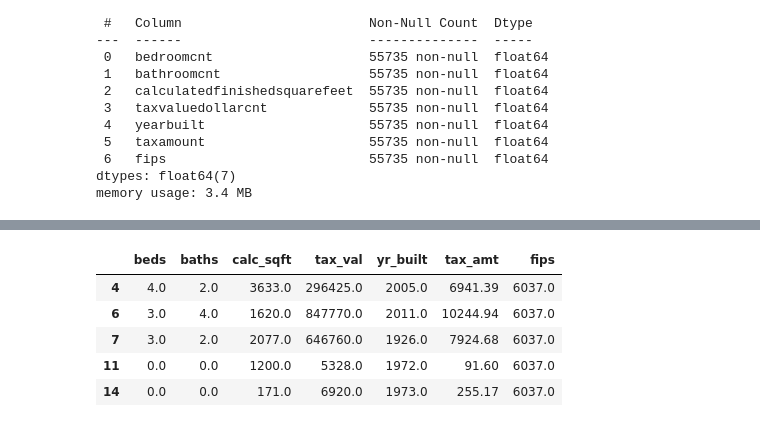
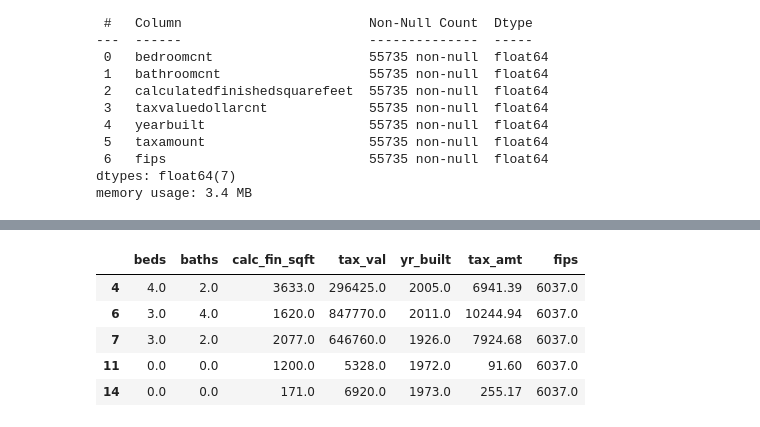
Before and after one commit to tarrencen/regression-project, a Jupyter notebook: explore.ipynb, the cells around one changed output, grey strips where cells are left out. Cells and saved outputs as stored; diff of their text form; code cells hidden in the pictures.

```diff
--- a/explore.ipynb
+++ b/explore.ipynb
@@ -173,8 +468,2 @@ dtype: int64
 # %% [markdown]
 ### Cleaning
-# %%
-prop_vals = prop_vals[prop_vals.notna() == True]
-
-
-prop_vals.info()
-prop_vals.head()
@@ -252,13 +972,15 @@ Data columns (total 7 columns):
 dtypes: float64(7)
 memory usage: 3.4 MB
 # %%
-prop_vals_ex = prop_vals_ex.rename(columns= {'bedroomcnt': 'beds',
+prop_vals_ex = prop_vals_ex.rename(columns= {
+'bedroomcnt': 'beds',
 'bathroomcnt': 'baths',
-'calculatedfinishedsquarefeet': 'calc_sqft',
+'calculatedfinishedsquarefeet': 'calc_fin_sqft',
 'taxvaluedollarcnt': 'tax_val',
 'yearbuilt': 'yr_built',
 'taxamount': 'tax_amt',
-'fips': 'fips'})
+'fips': 'fips'
+})
 
 prop_vals_ex.info()
 prop_vals_ex.head()
@@ -278,6 +1000,6 @@ Data columns (total 7 columns):
 dtypes: float64(7)
 memory usage: 3.4 MB
-|  | beds | baths | calc_sqft | tax_val | yr_built | tax_amt | fips |
+|  | beds | baths | calc_fin_sqft | tax_val | yr_built | tax_amt | fips |
 | 4 | 4.0 | 2.0 | 3633.0 | 296425.0 | 2005.0 | 6941.39 | 6037.0 |
 | 6 | 3.0 | 4.0 | 1620.0 | 847770.0 | 2011.0 | 10244.94 | 6037.0 |
 | 7 | 3.0 | 2.0 | 2077.0 | 646760.0 | 1926.0 | 7924.68 | 6037.0 |
```
Also changed, not shown: parts of 110 cells of this notebook.
